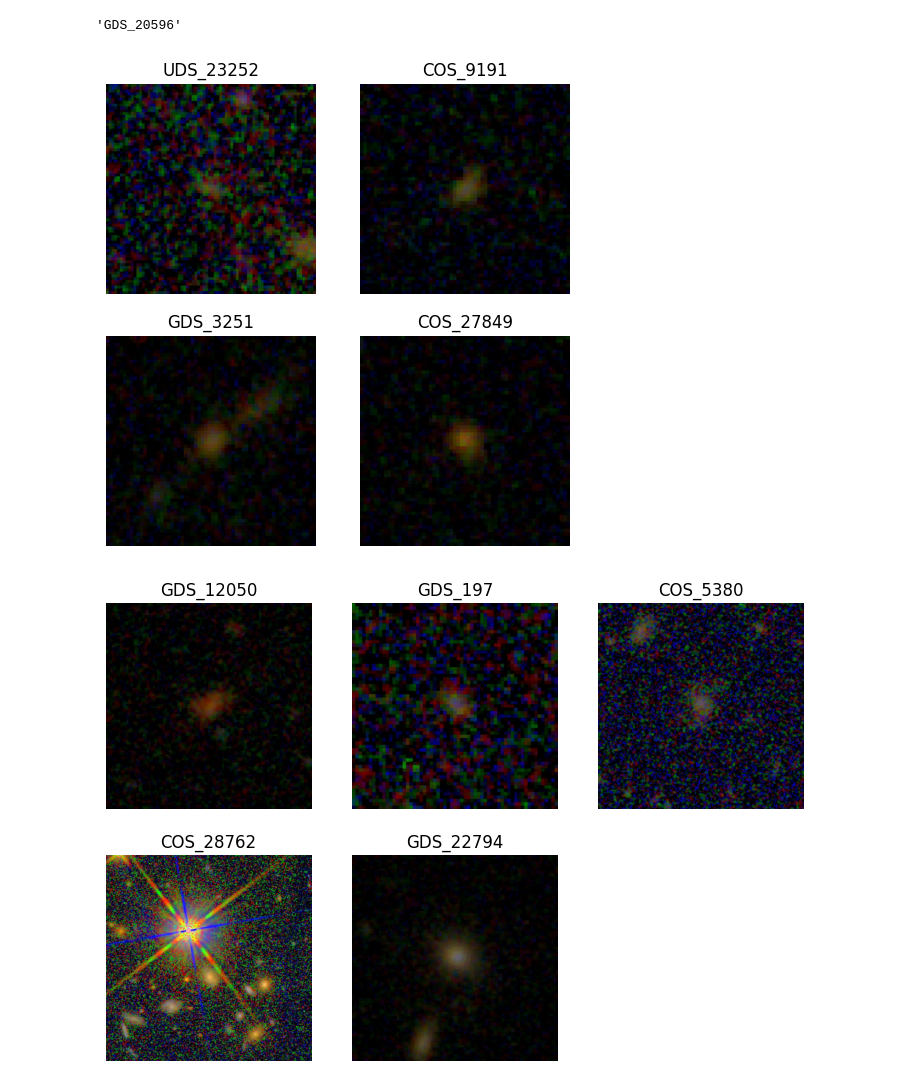
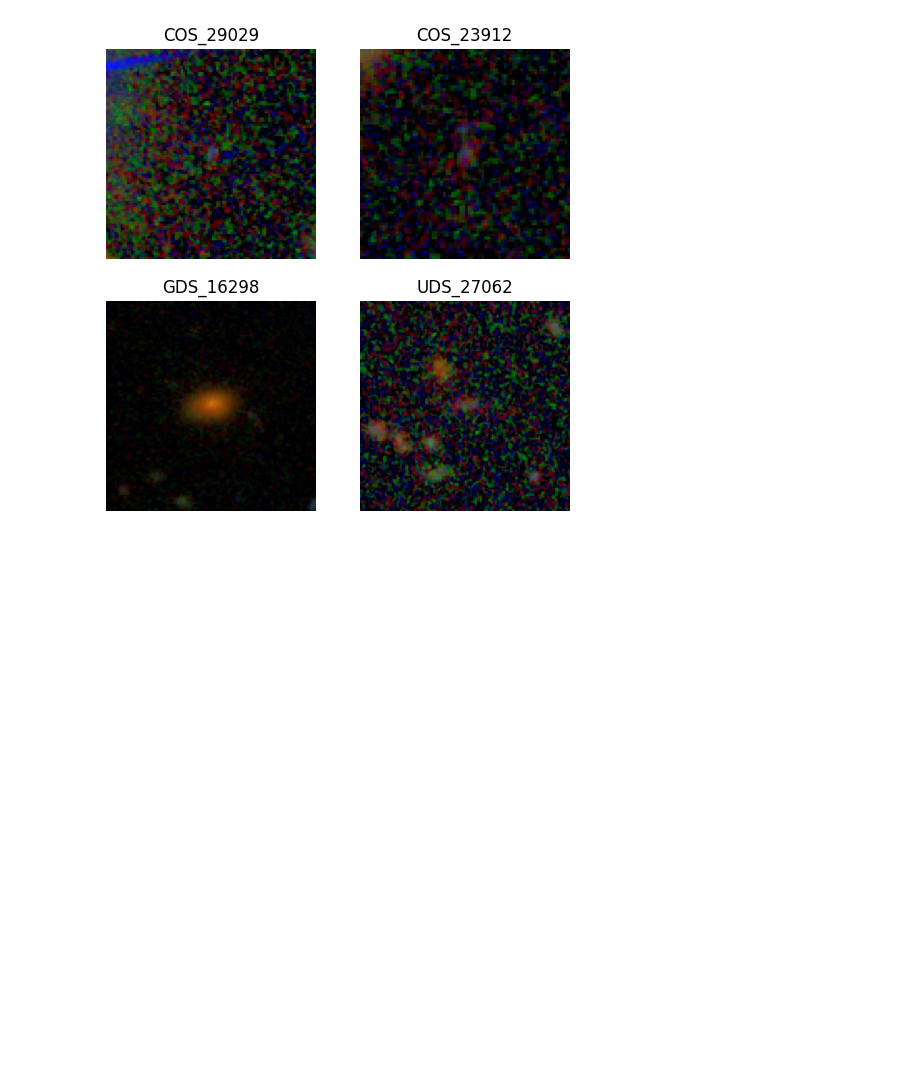
Before and after one commit to sjmckay/ml-sandbox, a Jupyter notebook: sandbox.ipynb, the cells around one changed output. Cells and saved outputs as stored; diff of their text form; code cells hidden in the pictures; blank space fills up the shorter version.

```diff
--- a/sandbox.ipynb
+++ b/sandbox.ipynb
@@ -34,11 +29,6 @@ print(img.size)
-# %%
-gzdataset.catalog.loc[70,'filename'].split('.jpg')[0]
-# %% [output]
-'GDS_20596'
 # %%
 from ml_sandbox.dataset import show_sample_images
-for i in range(3,6):
+for i in range(3,4):
     show_sample_images(gzdataset, num_images=i+1)
 # %% [output]
-[figure, old version]
+[figure, new version]
-[figure, removed]
```
Also changed, not shown: parts of 5 cells of this notebook, 2 other files.
